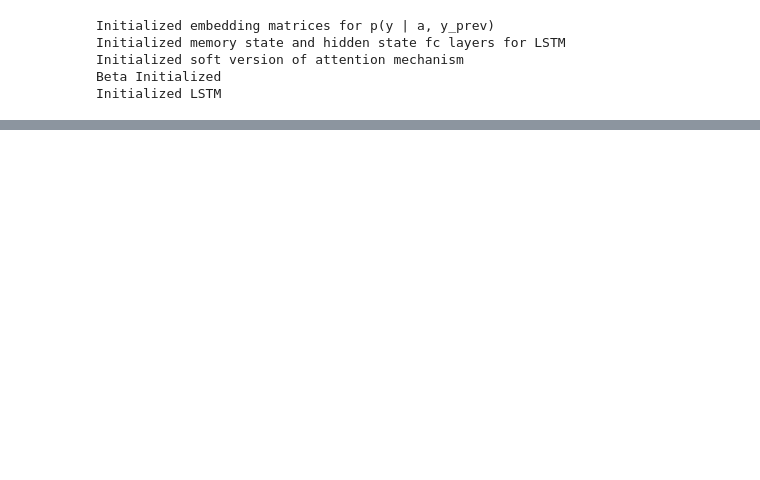
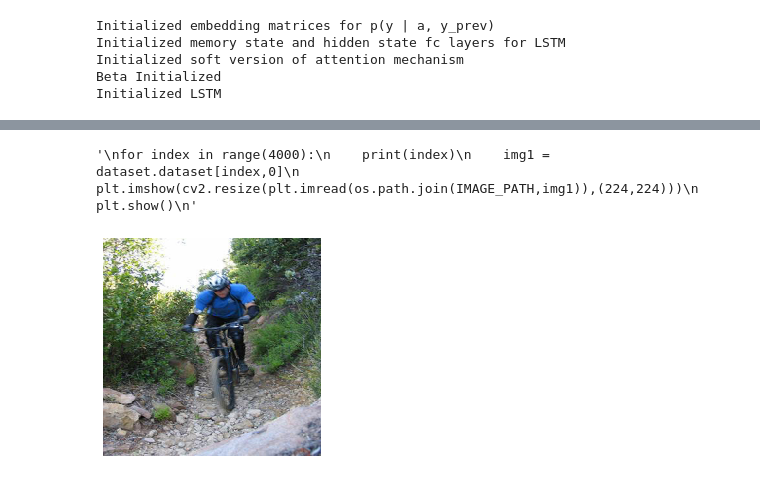
Before and after one commit to mlpotter/ShowAttendTell, a Jupyter notebook: Train.ipynb, the cells around one changed output, grey strips where cells are left out. Drawn from its saved outputs; the diff is of its cells as text; code cells hidden in the pictures; blank space fills up the shorter version.

```diff
--- a/Train.ipynb
+++ b/Train.ipynb
@@ -77 +128,5 @@ torch.Size([64, 1, 11])
+# %%
+IMAGE_PATH = r'C:\Users\lpott\Desktop\Coursera\Projects\Show_and_Tell\dataset\images'
+# %%
+index=114
 # %%
@@ -100 +134,19 @@ for t in range(dataset.sentence_len):
+# %%
+"""
+for index in range(4000):
+    print(index)
+    img1 = dataset.dataset[index,0]
+    plt.imshow(cv2.resize(plt.imread(os.path.join(IMAGE_PATH,img1)),(224,224)))
+    plt.show()
+"""
+# %% [output]
+'\nfor index in range(4000):\n    print(index)\n    img1 = dataset.dataset[index,0]\n    plt.imshow(cv2.resize(plt.imread(os.path.join(IMAGE_PATH,img1)),(224,224)))\n    plt.show()\n'
+# %%
+img1 = dataset.dataset[index,0]
+# %%
+plt.imshow(cv2.resize(plt.imread(os.path.join(IMAGE_PATH,img1)),(224,224)))
+plt.axis('off')
+plt.show()
+# %% [output]
+[figure, added]
 # %%
```
Also changed, not shown: parts of 24 cells of this notebook, 2 other files.
